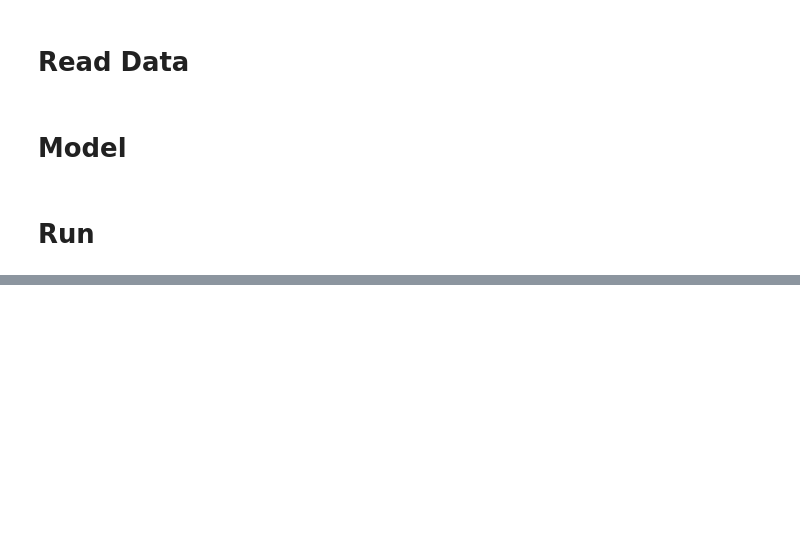
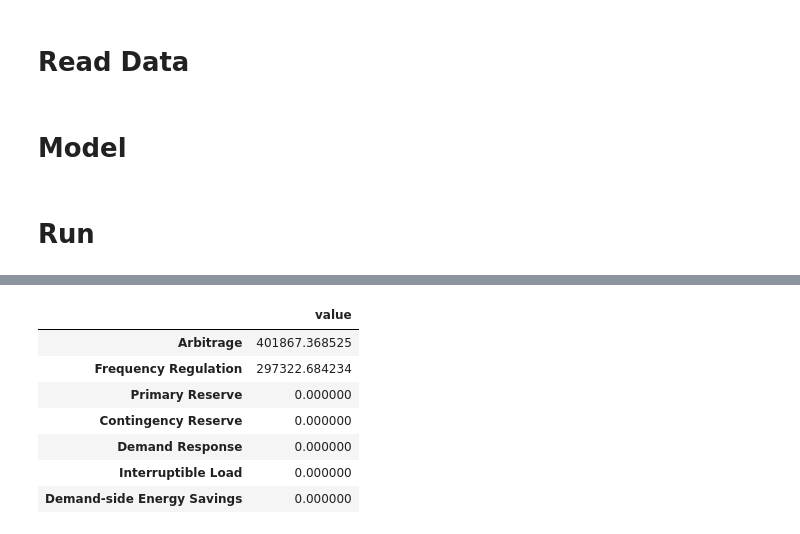
Before and after one commit to AlmostDoneButNever/bess-optimizer, a Jupyter notebook: model.ipynb, the cells around one changed output, grey strips where cells are left out. Cells and saved outputs as stored; diff of their text form; code cells hidden in the pictures; blank space fills up the shorter version.

```diff
--- a/model.ipynb
+++ b/model.ipynb
@@ -450,2 +434,17 @@ fig.show()
+# %%
+adjusted_revenue_dict = {key: (value / num_slices) * 365 for key, value in all_revenue_dict.items()}
+revenue_data = pd.Series(adjusted_revenue_dict)
+#revenue_data = revenue_data[revenue_data.values > 0]
+
+pd.DataFrame(revenue_data, columns = ['value'])
+# %% [output]
+|  | value |
+| Arbitrage | 401867.368525 |
+| Frequency Regulation | 297322.684234 |
+| Primary Reserve | 0.000000 |
+| Contingency Reserve | 0.000000 |
+| Demand Response | 0.000000 |
+| Interruptible Load | 0.000000 |
+| Demand-side Energy Savings | 0.000000 |
 # %%
 # Create a DataFrame for the results
```
Also changed, not shown: parts of 22 cells of this notebook, 16 other files.
